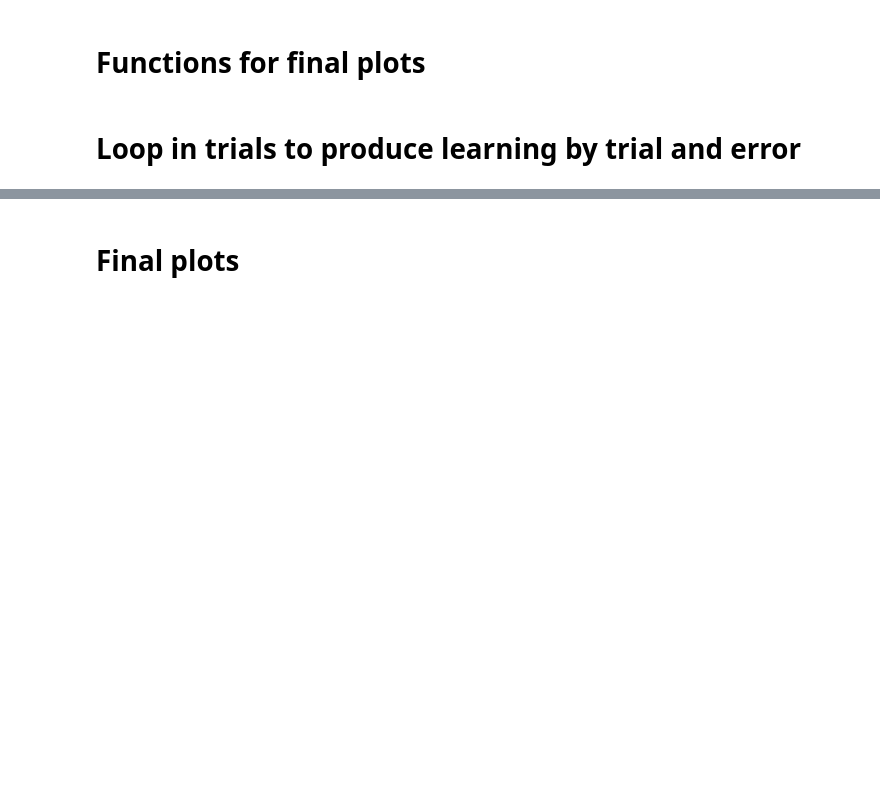
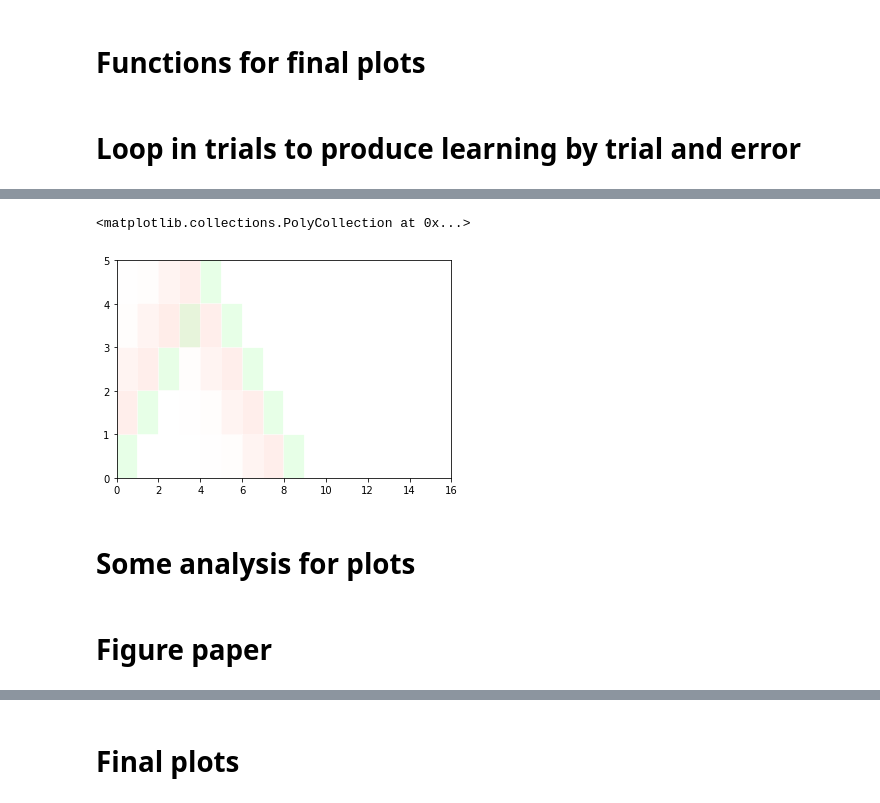
Before and after one commit to Stefunken/q-learning-treadmill, a Jupyter notebook: q-learning-treadmill-env-all-representations.ipynb, the cells around one changed output, grey strips where cells are left out. Drawn from its saved outputs; the diff is of its cells as text; code cells hidden in the pictures; blank space fills up the shorter version.

Commit message:
Updates for paper

```diff
--- a/q-learning-treadmill-env-all-representations.ipynb
+++ b/q-learning-treadmill-env-all-representations.ipynb
@@ -775,0 +869,9 @@ for ind_agent, ind_seed in enumerate(seed_vector):
+# %%
+p_TR_correct_TP
+alpha = .5
+plt.pcolor(p_TR_correct_RP[:,:,i_s], edgecolors='none', linewidths=1, cmap=cmapCorrect, vmin=0.0, vmax=1.0,alpha=alpha)
+plt.pcolor(p_TR_error_RP[:,:,i_s], edgecolors='none', linewidths=1, cmap=cmapError, vmin=0.0, vmax=1.0,alpha=alpha)
+plt.pcolor(p_TR_omission_RP[:,:,i_s], edgecolors='none', linewidths=1, cmap=cmapOmission, vmin=0.0, vmax=1.0,alpha=alpha)
+# %% [output]
+<matplotlib.collections.PolyCollection at 0x...>
+[figure, added]
@@ -775,0 +891,2 @@ for ind_agent, ind_seed in enumerate(seed_vector):
+# %% [markdown]
+# Some analysis for plots
@@ -775,0 +991,2 @@ for ind_agent, ind_seed in enumerate(seed_vector):
+# %% [markdown]
+# Figure paper
```
Also changed, not shown: parts of 12 cells of this notebook, 1 other file.
